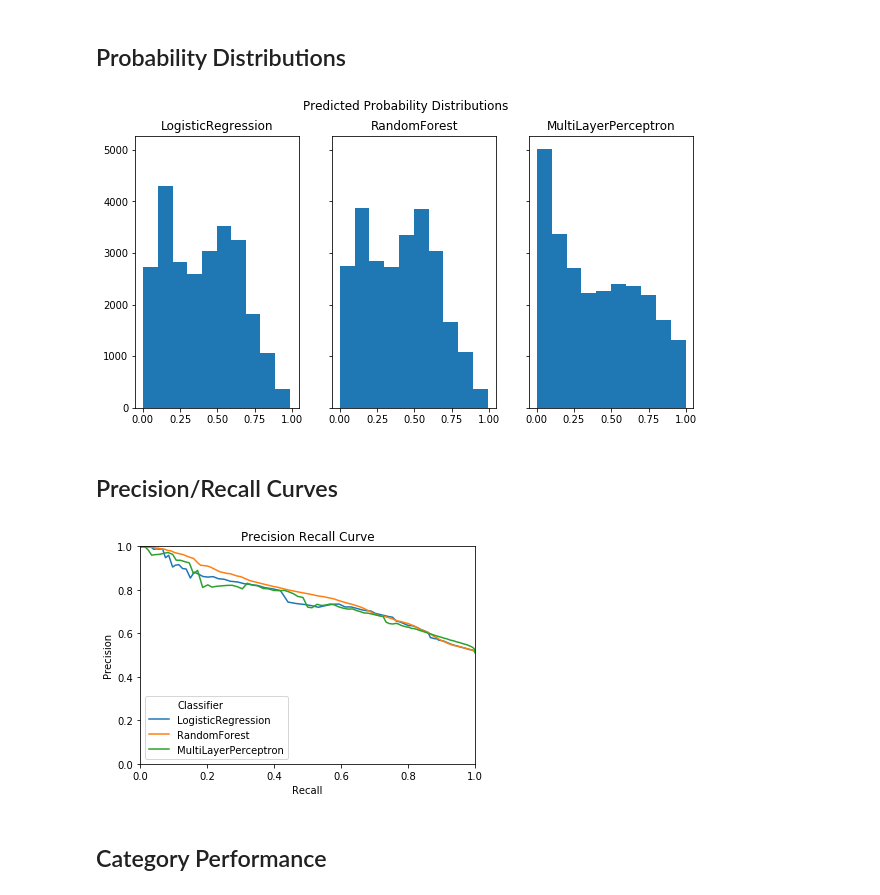
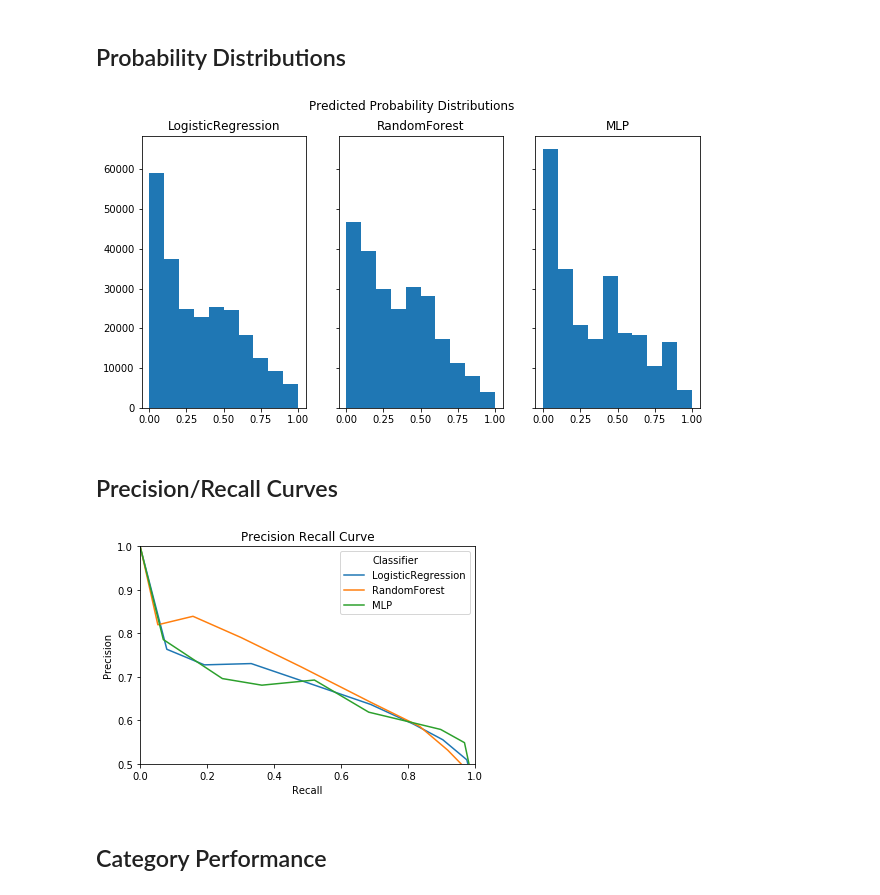
Before and after one commit to cccdenhart/icd-tagging, a Jupyter notebook: report.ipynb, the cells around one changed output. Saved outputs shown, nothing was run; the diff lists cells and outputs as text; code cells hidden in the pictures.

```diff
--- a/report.ipynb
+++ b/report.ipynb
@@ -302,2 +307,18 @@ import pickle
+# %%
+# import test data
+test_df = pd.read_pickle("data/preprocessed/test.pd")
+Y_test = test_df["roots"].tolist()
+class_names = pd.read_csv("data/preprocessed/class_names.csv",
+                          header=None, squeeze=True).tolist()
+# %%
+lr = Clf(joblib.load("data/models/LogisticRegression.sk"), "LogisticRegression")
+rf = Clf(joblib.load("data/models/RandomForest.sk"), "RandomForest")
+mlp = Clf(joblib.load("data/models/MLP.sk"), "MLP")
+clfs = [lr, rf, mlp]
+# %%
+# get preds for each clf
+for clf in clfs:
+    clf.set_preds(test_df["d2v"].tolist())
+    clf.set_probs(test_df["d2v"].tolist())
 # %% [markdown]
 ## Performance Results
@@ -304,10 +329,10 @@ import pickle
 # %%
 # get performance data
-f1s = [f1_score(vals["Y_test"], vals["preds"], average="weighted", zero_division=1) for vals in clfs.values()]
-accs = [ml_accuracy(vals["Y_test"], vals["preds"]) for vals in clfs.values()]
-precs = [precision_score(vals["Y_test"], vals["preds"], average="weighted", zero_division=1) for vals in clfs.values()]
-recs = [recall_score(vals["Y_test"], vals["preds"], average="weighted", zero_division=1) for vals in clfs.values()]
+f1s = [f1_score(Y_test, clf.preds, average="weighted", zero_division=1) for clf in clfs]
+accs = [ml_accuracy(Y_test, clf.preds) for vals in clfs]
+precs = [precision_score(Y_test, clf.preds, average="weighted", zero_division=1) for clf in clfs]
+recs = [recall_score(Y_test, clf.preds, average="weighted", zero_division=1) for clf in clfs]
 metrics = f1s + accs + precs + recs
-met_labels = ["F1 Score"] * len(pred_clfs) + ["Accuracy"] * len(pred_clfs)\
-             + ["Precision"] * len(pred_clfs) + ["Recall"] * len(pred_clfs)
-clf_names = list(pred_clfs.keys()) * 4
+met_labels = ["F1 Score"] * len(clfs) + ["Accuracy"] * len(clfs)\
+             + ["Precision"] * len(clfs) + ["Recall"] * len(clfs)
+clf_names = [clf.name for clf in clfs] * 4
@@ -384,16 +376,16 @@ crep_df
 # %% [markdown]
 ## Probability Distributions
 # %%
-fig, axs = plt.subplots(1, len(prob_clfs), sharey="all", sharex="all")
-for ax, name, probs in zip(axs, prob_clfs.keys(), prob_clfs.values()):
-    ax.hist(probs.flatten())
-    ax.set(title=name)
+fig, axs = plt.subplots(1, len(clfs), sharey="all", sharex="all")
+for ax, clf in zip(axs, clfs):
+    ax.hist(clf.probs.flatten())
+    ax.set(title=clf.name)
 fig.set_size_inches(10, 5)
 fig.suptitle("Predicted Probability Distributions")
 plt.savefig("data/images/prob_dists.png")
 plt.show()
 # %% [output]
-[figure, old version]
+[figure, new version]
 # %% [markdown]
 ## Precision/Recall Curves
 # %%
@@ -423,13 +415,13 @@ pr_df = pd.concat(pr_dfs)
 # %%
 # plot precision recall curve for each classifier
 ax = sns.lineplot(x="Recall", y="Precision", hue="Classifier", data=pr_df)
-ax.set_ylim([0, 1])
+ax.set_ylim([0.5, 1])
 ax.set_xlim([0, 1])
 ax.set(title="Precision Recall Curve")
 plt.savefig("data/images/prec_rec.png")
 plt.show()
 # %% [output]
-[figure, old version]
+[figure, new version]
 # %% [markdown]
 ## Category Performance
 # %%
```
Also changed, not shown: parts of 18 cells of this notebook, 1 other file.
